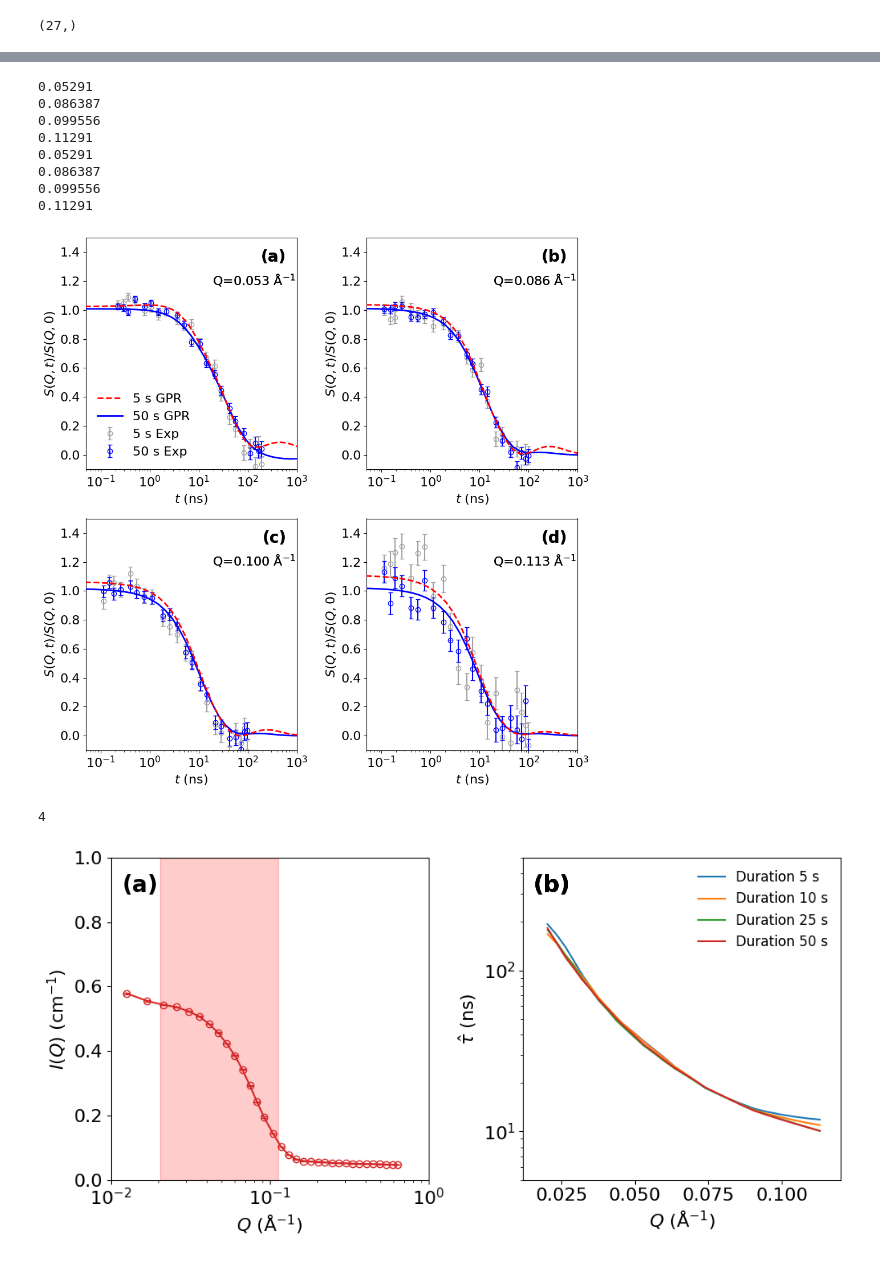
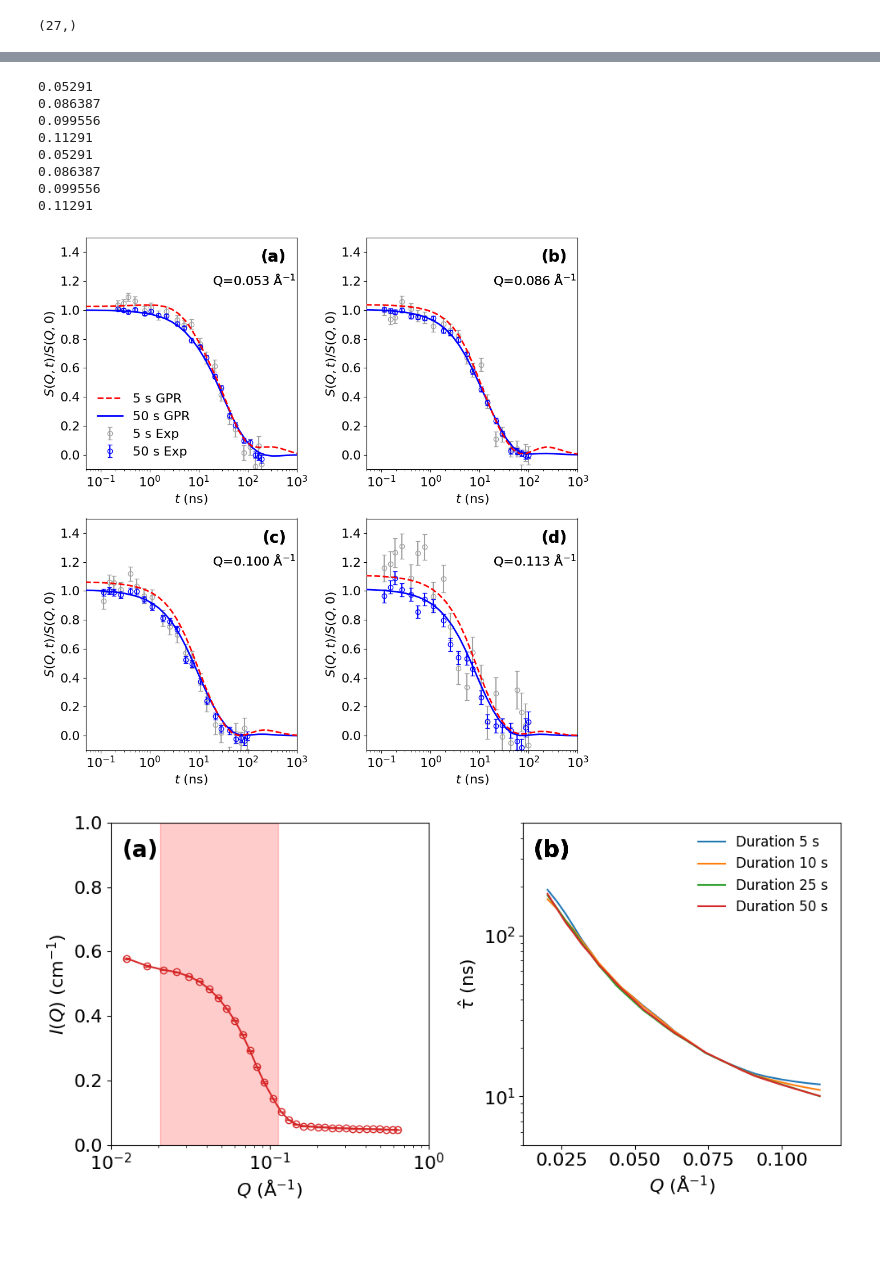
Before and after one commit to ch-tung/MLSR, a Jupyter notebook: spinecho/test_IN15_prior.ipynb, the cells around one changed output, grey strips where cells are left out. Saved outputs shown, nothing was run; the diff lists cells and outputs as text; code cells hidden in the pictures.

Commit message:
fixed errorbar index

```diff
--- a/spinecho/test_IN15_prior.ipynb
+++ b/spinecho/test_IN15_prior.ipynb
@@ -269,8 +269,8 @@ for i, duration in enumerate(duration_list):
 
     N_Prony = 15
     # using a nonlinear spacing (quadratic in log-space)
-    log_tau = np.linspace(0.5, 3.5, N_Prony)
-    log_tau_dense = 0.5 + (3.5 - 0.5) * (np.linspace(0, 1, N_Prony) ** 2)
+    log_tau = np.linspace(0.5, 2.5, N_Prony)
+    log_tau_dense = 0.5 + (2.5 - 0.5) * (np.linspace(0, 1, N_Prony) ** 2)
     list_tau_i = 10 ** log_tau_dense
     # list_tau_i = np.linspace(0.05, 500, N_Prony)
     tau = np.array(list_tau_i)
@@ -639,8 +639,9 @@ axs2 = axs2.flatten()
 
 linestyles = ['-', '--', ':']
 panel_labels = ['(a)', '(b)', '(c)', '(d)']
+index_list = [0, 3]  # Indices of durations to plot (e.g., 0 for 5s and 3 for 50s)
 
-for i, duration in enumerate(duration_list[[0,3]]):
+for i, duration in zip(index_list, duration_list[index_list]):
     # ax = ax1
 
     t_reconstruct = np.logspace(-2, 4, 45)
@@ -715,38 +716,34 @@ for i, duration in enumerate(duration_list[[0,3]]):
         ax.errorbar(t_sorted, exp_sorted+shift*iq, yerr=exp_err_sorted, fmt='o', alpha=1, color=color_data, capsize=3, fillstyle=fillstyle, label=label_data)
 
         ax.text(0.95, 0.95, panel_labels[iq], transform=ax.transAxes, fontsize=20, fontweight='bold', va='top', ha='right')
         ax.text(0.6, 0.85, f'Q={q:.3f} $\mathrm{{\AA}}^{{-1}}$', transform=ax.transAxes, fontsize=16, va='top', ha='left', color='k')
         ax.set_xscale('log')
         # ax.set_scale('log')
         ax.set_xlabel(r'$t$ (ns)', fontsize=16)
         ax.set_ylabel('$S(Q,t)/S(Q,0)$', fontsize=16)
         # ax.set_title(f'Duration: {duration} s')
         ax.set_ylim(-0.1, 1.5+len(unique_Q)*shift)
         ax.set_xlim(5e-2, 1e3)
         ax.tick_params(axis='both', which='major', labelsize=16)
 
         if iq==0:
             ax.legend(ncol=1, fontsize=16, loc='lower left', frameon=False)
 
         # ax.plot([1e-2, 1e4], [np.exp(-1), np.exp(-1)], 'k--')
 
 
 
 plt.tight_layout()
 # %% [output]
 0.05291
 0.086387
 0.099556
 0.11291
 0.05291
 0.086387
 0.099556
 0.11291
-[figure, old version]
+[figure, new version]
-# %%
-len(unique_Q)
-# %% [output]
-4
 # %%
 # load D22 data
 path = "../binning/data/G5_res_1_8C/"
```
Also changed, not shown: parts of 5 cells of this notebook, 1 other file.
